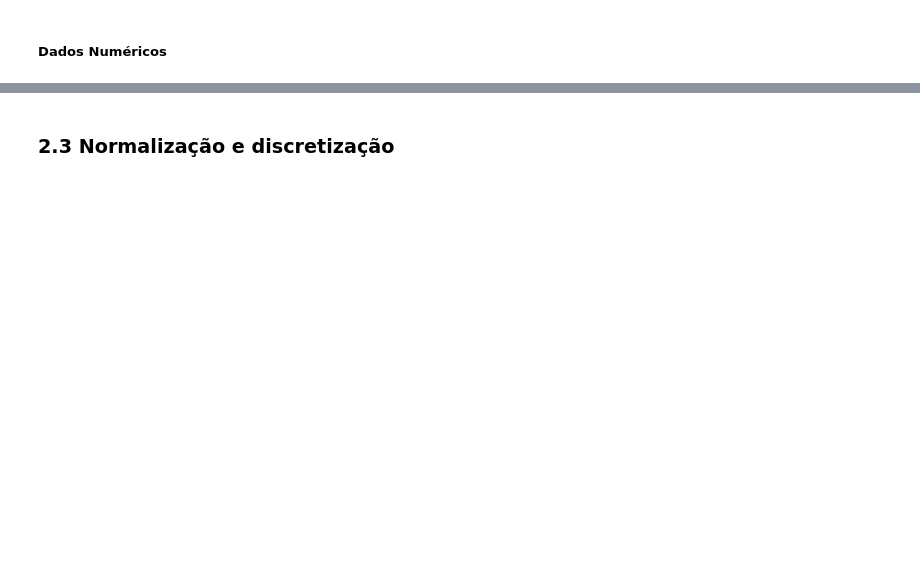
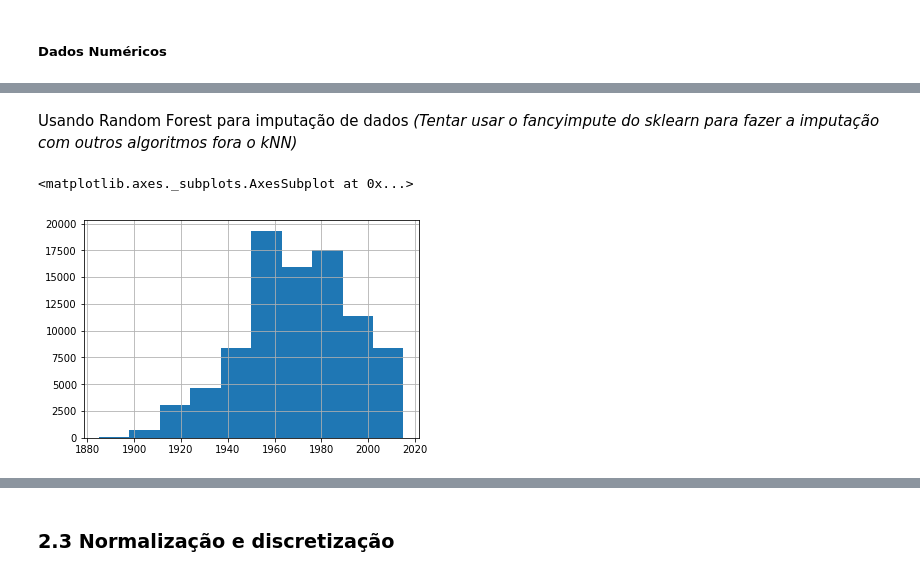
Before and after one commit to thiagotandrade/ds-project, a Jupyter notebook: DS_Project1.ipynb, the cells around one changed output, grey strips where cells are left out. Cells and saved outputs as stored; diff of their text form; code cells hidden in the pictures; blank space fills up the shorter version.

```diff
--- a/DS_Project1.ipynb
+++ b/DS_Project1.ipynb
@@ -287,0 +269,8 @@ num_df_nan.shape
+# %% [markdown]
+Usando Random Forest para imputação de dados
+*(Tentar usar o fancyimpute do sklearn para fazer a imputação com outros algoritmos fora o kNN)*
+# %%
+props['yearbuilt'].hist()
+# %% [output]
+<matplotlib.axes._subplots.AxesSubplot at 0x...>
+[figure, added]
```
Also changed, not shown: parts of 62 cells of this notebook.
